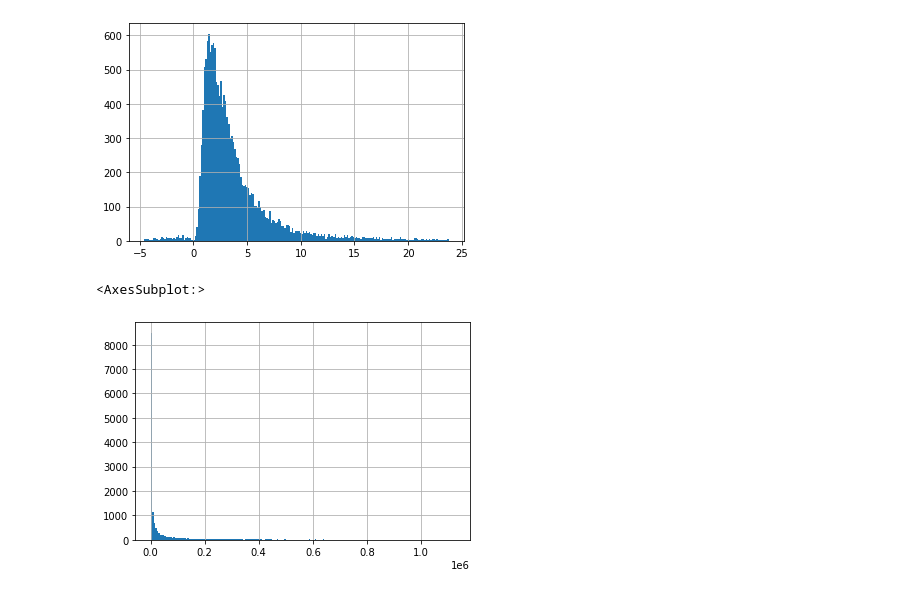
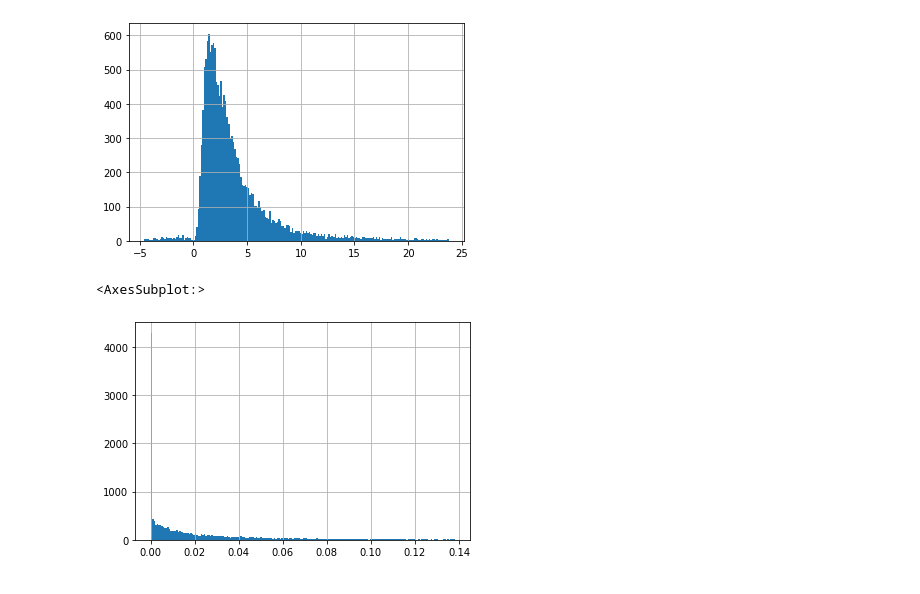
Before and after one commit to AlexReusC/Modulo-1-IA, a Jupyter notebook: portafolio.ipynb, the cells around one changed output. Drawn from its saved outputs; the diff is of its cells as text; code cells hidden in the pictures.

```diff
--- a/portafolio.ipynb
+++ b/portafolio.ipynb
@@ -596,5 +598,6 @@ IV: Operating profit growth, book to market value, short debts
 # %%
-df_manufacturing = df[df["Sector NAICS\nlevel 1"] == "Manufacturing"]
+df["shortfinancialleverage"] = df["shortdebt"] / df["totalassets"]
+df_manufacturing = df[df["Sector NAICS\nlevel 1"] == "Manufacturing"].copy()
 df_manufacturing
 # %% [output]
 |  |  | revenue | cogs | sgae | otheropexp | extraincome | finexp | incometax | totalassets | ... |
@@ -625,7 +633,8 @@ df_manufacturing[(df_manufacturing["booktomarketratio"] < df_manufacturing["book
 <AxesSubplot:>
 [figure]
 # %%
-df_manufacturing[(df_manufacturing["shortdebt"] < df_manufacturing["shortdebt"].quantile(.95))]["shortdebt"].hist(bins=200)
+
+df_manufacturing[(df_manufacturing["shortfinancialleverage"] < df_manufacturing["shortfinancialleverage"].quantile(.95))]["shortfinancialleverage"].hist(bins=200)
 # %% [output]
 <AxesSubplot:>
-[figure, old version]
+[figure, new version]
```
Also changed, not shown: parts of 20 cells of this notebook.
